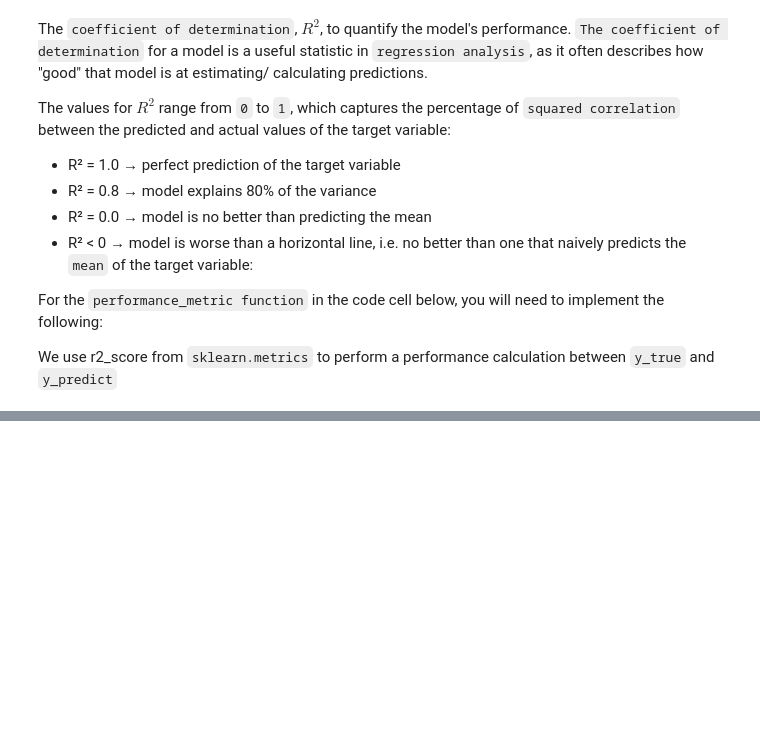
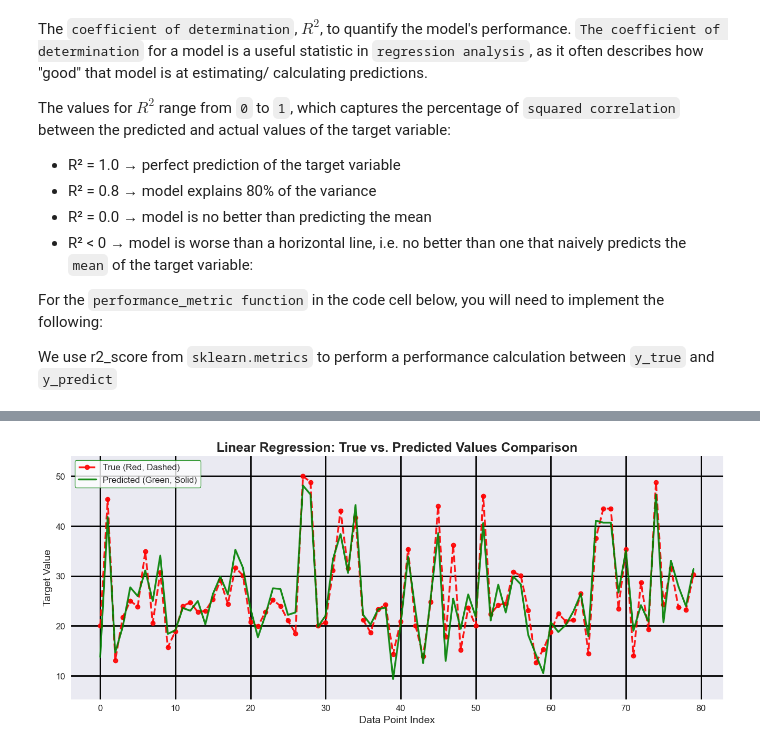
Before and after one commit to montahabouezzed-sys/Python-for-AI-and-ML-Fundamentals-, a Jupyter notebook: notebooks/01_linear_regression.ipynb, the cells around one changed output, grey strips where cells are left out. Saved outputs shown, nothing was run; the diff lists cells and outputs as text; code cells hidden in the pictures; blank space fills up the shorter version.

```diff
--- a/notebooks/01_linear_regression.ipynb
+++ b/notebooks/01_linear_regression.ipynb
@@ -266,2 +301,57 @@ plt.show()
+# %%
+import matplotlib.pyplot as plt
+import numpy as np
+
+def plot_true_vs_predict_save(y_test, y_predict, filename='true_vs_predict_comparison.png'):
+
+    # 1. Set the background to white and create a clean figure and axis.
+    plt.rcParams['figure.facecolor'] = 'white'
+    fig, ax = plt.subplots(figsize=(16, 6))
+
+    # X-axis points (using the length of the data)
+    x_points = np.arange(len(y_test))
+
+    # 2. Add grid lines for better readability, using light grey.
+    ax.grid(color='#000000', linestyle='-', linewidth=2)
+
+    # 3. Plot the 'y_true' line: Firebrick red, clear dashed style, and small circle markers.
+    ax.plot(x_points, y_test, color='red', linestyle='--', linewidth=2.5,
+            marker='o', markersize=6, alpha=0.9, label='True (Red, Dashed)')
+
+    # 4. Plot the 'y_predict' line: Vibrant emerald green, solid style, no markers.
+    ax.plot(x_points, y_predict, color='green', linestyle='-', linewidth=2.5,
+            alpha=0.9, label='Predicted (Green, Solid)')
+
+    # 5. Add titles and labels with appropriate font sizes.
+    ax.set_title('Linear Regression: True vs. Predicted Values Comparison', fontsize=18, fontweight='bold')
+    ax.set_ylabel('Target Value', fontsize=14)
+    ax.set_xlabel('Data Point Index', fontsize=14)
+
+    # 6. Customize tick labels and general clean look.
+    ax.tick_params(axis='both', which='major', labelsize=12)
+    ax.spines['top'].set_visible(False)
+    ax.spines['right'].set_visible(False)
+
+    # 7. Add a clean legend in the best position.
+    ax.legend(loc='best', fontsize=12, frameon=True, facecolor='white', edgecolor='green')
+
+    # 8. Set limits to give some space around the plot.
+    y_min, y_max = min(np.min(y_test), np.min(y_predict)), max(np.max(y_test), np.max(y_predict))
+    padding = (y_max - y_min) * 0.1
+    ax.set_ylim(y_min - padding, y_max + padding)
+
+    # Tighten layout before saving/displaying
+  #  plt.tight_layout()
+
+    # 9. Save the figure
+    fig.savefig(filename, dpi=300, bbox_inches='tight')  #  bbox_inches='tight' for clean padding
+
+    # 10. Also display the plot to the screen as you wanted previously.
+    plt.show()
+
+# --- Execution ---
+plot_true_vs_predict_save(y_test, y_predict, 'my_regression_plot.png')
+# %% [output]
+[figure, added]
 # %%
 from sklearn.model_selection import learning_curve, ShuffleSplit
```
Also changed, not shown: parts of 30 cells of this notebook.
